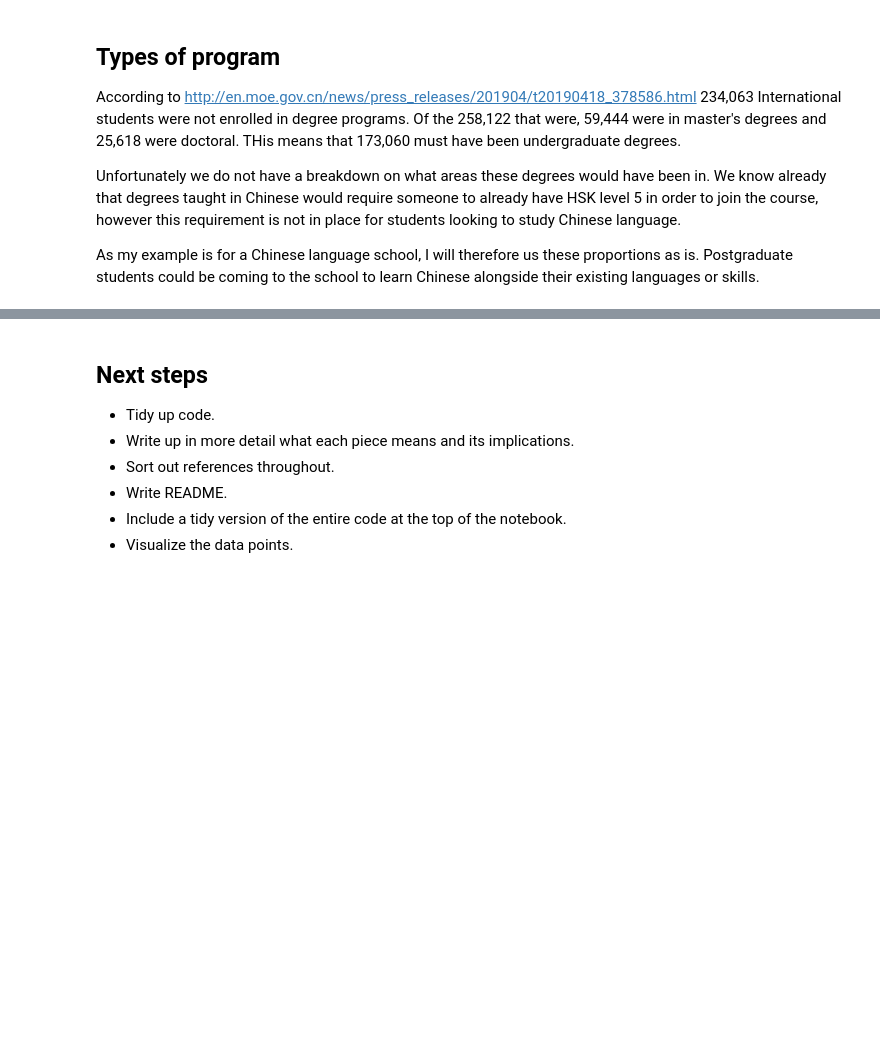
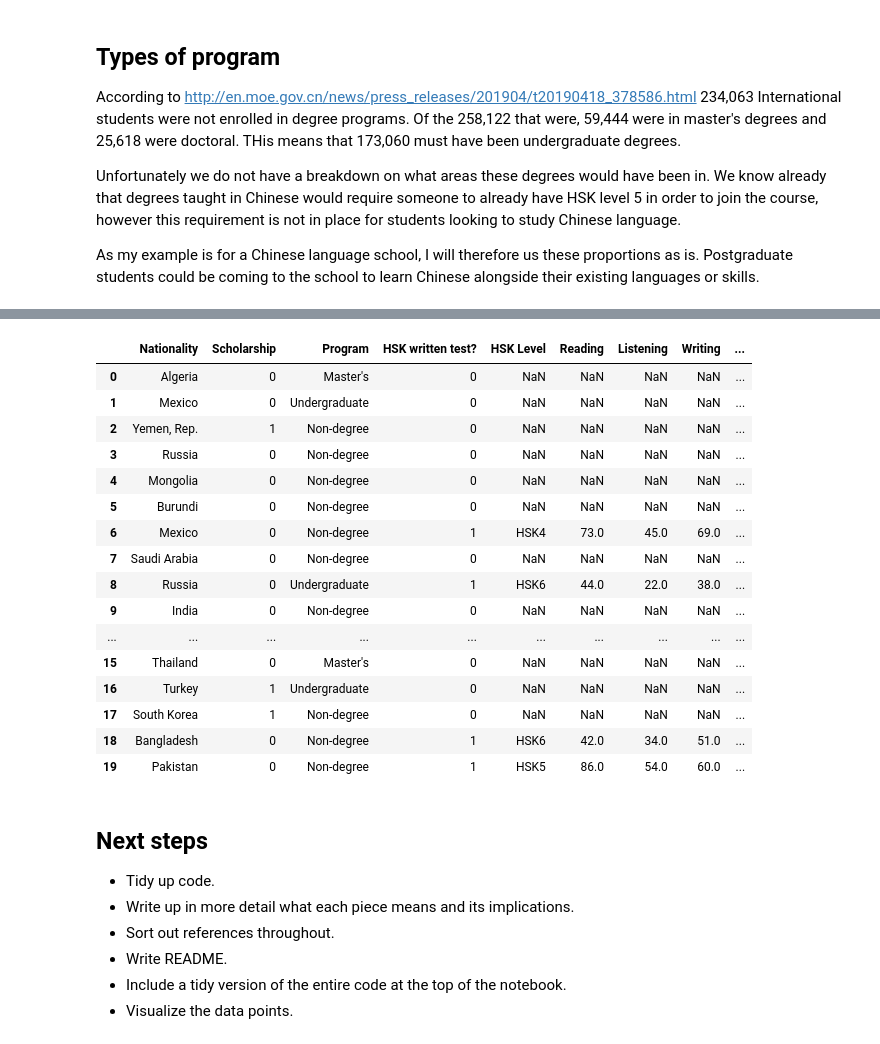
Before and after one commit to OtherBrian/pda-project, a Jupyter notebook: simulated-dataset.ipynb, the cells around one changed output, grey strips where cells are left out. Drawn from its saved outputs; the diff is of its cells as text; code cells hidden in the pictures; blank space fills up the shorter version.

```diff
--- a/simulated-dataset.ipynb
+++ b/simulated-dataset.ipynb
@@ -639,3 +824,24 @@ chinese_class_df.head(30)
+# %%
+
+chinese_class_df.head(20)
+# %% [output]
+|  | Nationality | Scholarship | Program | HSK written test? | HSK Level | Reading | Listening | Writing | ... |
+| 0 | Algeria | 0 | Master's | 0 | NaN | NaN | NaN | NaN | ... |
+| 1 | Mexico | 0 | Undergraduate | 0 | NaN | NaN | NaN | NaN | ... |
+| 2 | Yemen, Rep. | 1 | Non-degree | 0 | NaN | NaN | NaN | NaN | ... |
+| 3 | Russia | 0 | Non-degree | 0 | NaN | NaN | NaN | NaN | ... |
+| 4 | Mongolia | 0 | Non-degree | 0 | NaN | NaN | NaN | NaN | ... |
+| 5 | Burundi | 0 | Non-degree | 0 | NaN | NaN | NaN | NaN | ... |
+| 6 | Mexico | 0 | Non-degree | 1 | HSK4 | 73.0 | 45.0 | 69.0 | ... |
+| 7 | Saudi Arabia | 0 | Non-degree | 0 | NaN | NaN | NaN | NaN | ... |
+| 8 | Russia | 0 | Undergraduate | 1 | HSK6 | 44.0 | 22.0 | 38.0 | ... |
+| 9 | India | 0 | Non-degree | 0 | NaN | NaN | NaN | NaN | ... |
+| ... | ... | ... | ... | ... | ... | ... | ... | ... | ... |
+| 15 | Thailand | 0 | Master's | 0 | NaN | NaN | NaN | NaN | ... |
+| 16 | Turkey | 1 | Undergraduate | 0 | NaN | NaN | NaN | NaN | ... |
+| 17 | South Korea | 1 | Non-degree | 0 | NaN | NaN | NaN | NaN | ... |
+| 18 | Bangladesh | 0 | Non-degree | 1 | HSK6 | 42.0 | 34.0 | 51.0 | ... |
+| 19 | Pakistan | 0 | Non-degree | 1 | HSK5 | 86.0 | 54.0 | 60.0 | ... |
 # %% [markdown]
 ## Next steps
 
```
Also changed, not shown: parts of 10 cells of this notebook.
